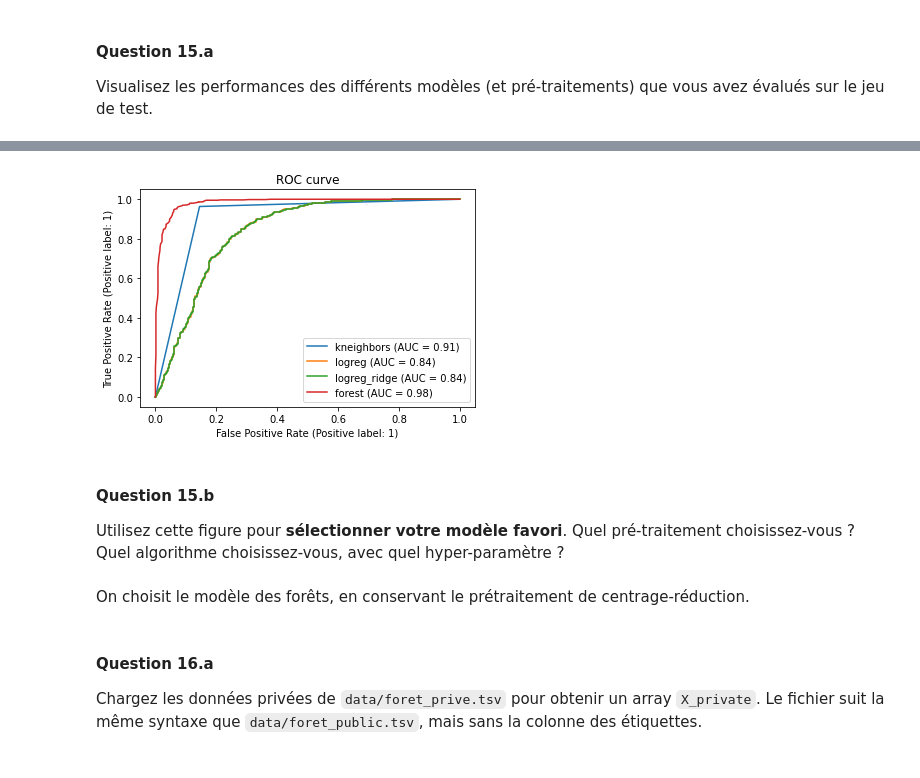
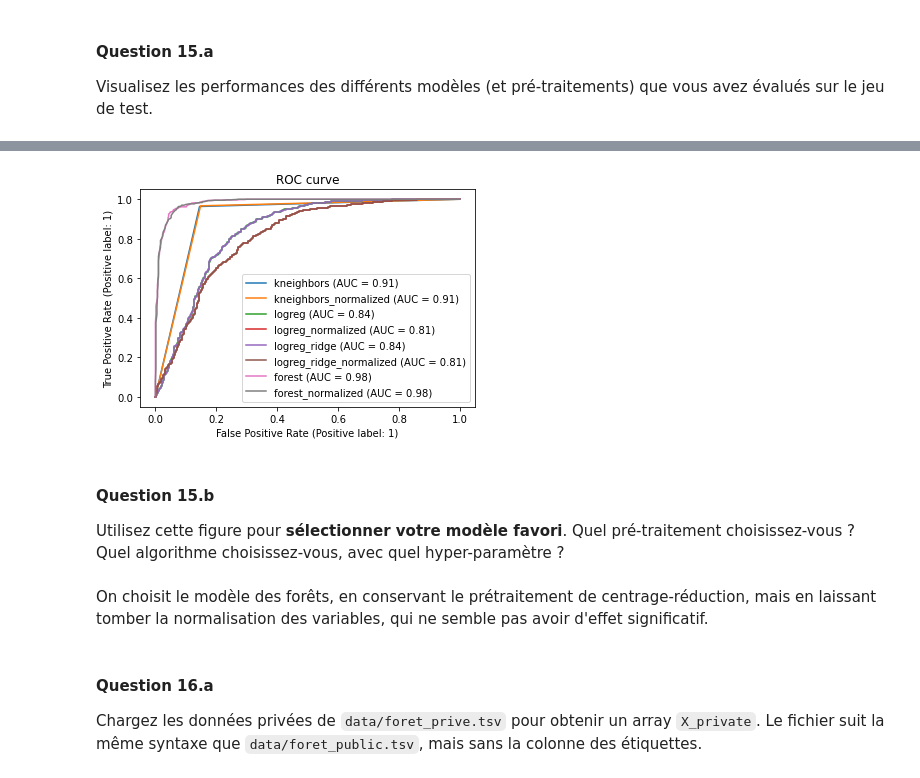
Before and after one commit to MariusAlonso/Projet_SDD, a Jupyter notebook: Projet.ipynb, the cells around one changed output, grey strips where cells are left out. Saved outputs shown, nothing was run; the diff lists cells and outputs as text; code cells hidden in the pictures.

Commit message:
prétraitement normalisation

```diff
--- a/Projet.ipynb
+++ b/Projet.ipynb
@@ -388,25 +435,33 @@ plt.show()
-# %%
-fig, ax = plt.subplots()
-
-models = [
-    ("kneighbors", predictor_oneneighbor),
-    ("logreg", logreg),
-    ("logreg_ridge", logreg_ridge),
-    ("forest", forest),
-]
-
-model_displays = {}
-for name, pipeline in models:
-    model_displays[name] = metrics.plot_roc_curve(
-        pipeline, X_test_preprocessed, y_test, ax=ax, name=name, response_method="predict_proba")
-_ = ax.set_title('ROC curve')
-# %% [output]
-[figure, removed]
+# %%
+fig, ax = plt.subplots()
+
+models = [
+    ("kneighbors", predictor_oneneighbor),
+    ("kneighbors_normalized", predictor_oneneighbor_normalized),
+    ("logreg", logreg),
+    ("logreg_normalized", logreg_normalized),
+    ("logreg_ridge", logreg_ridge),
+    ("logreg_ridge_normalized", logreg_ridge_normalized),
+    ("forest", forest),
+    ("forest_normalized", forest_normalized),
+]
+
+model_displays = {}
+for name, pipeline in models:
+    if "normalized" in name:
+        model_displays[name] = metrics.plot_roc_curve(
+            pipeline, X_test_normalized, y_test, ax=ax, name=name, response_method="predict_proba")
+    else:
+        model_displays[name] = metrics.plot_roc_curve(
+            pipeline, X_test_preprocessed, y_test, ax=ax, name=name, response_method="predict_proba")
+_ = ax.set_title('ROC curve')
+# %% [output]
+[figure, added]
 # %% [markdown]
 #### Question 15.b
 Utilisez cette figure pour __sélectionner votre modèle favori__. Quel pré-traitement choisissez-vous ? Quel algorithme choisissez-vous, avec quel hyper-paramètre ?
 # %% [markdown]
-On choisit le modèle des forêts, en conservant le prétraitement de centrage-réduction.
+On choisit le modèle des forêts, en conservant le prétraitement de centrage-réduction, mais en laissant tomber la normalisation des variables, qui ne semble pas avoir d'effet significatif.
 # %% [markdown]
 #### Question 16.a
 Chargez les données privées de `data/foret_prive.tsv` pour obtenir un array `X_private`. Le fichier suit la même syntaxe que `data/foret_public.tsv`, mais sans la colonne des étiquettes.
```
Also changed, not shown: parts of 10 cells of this notebook, 1 other file.
